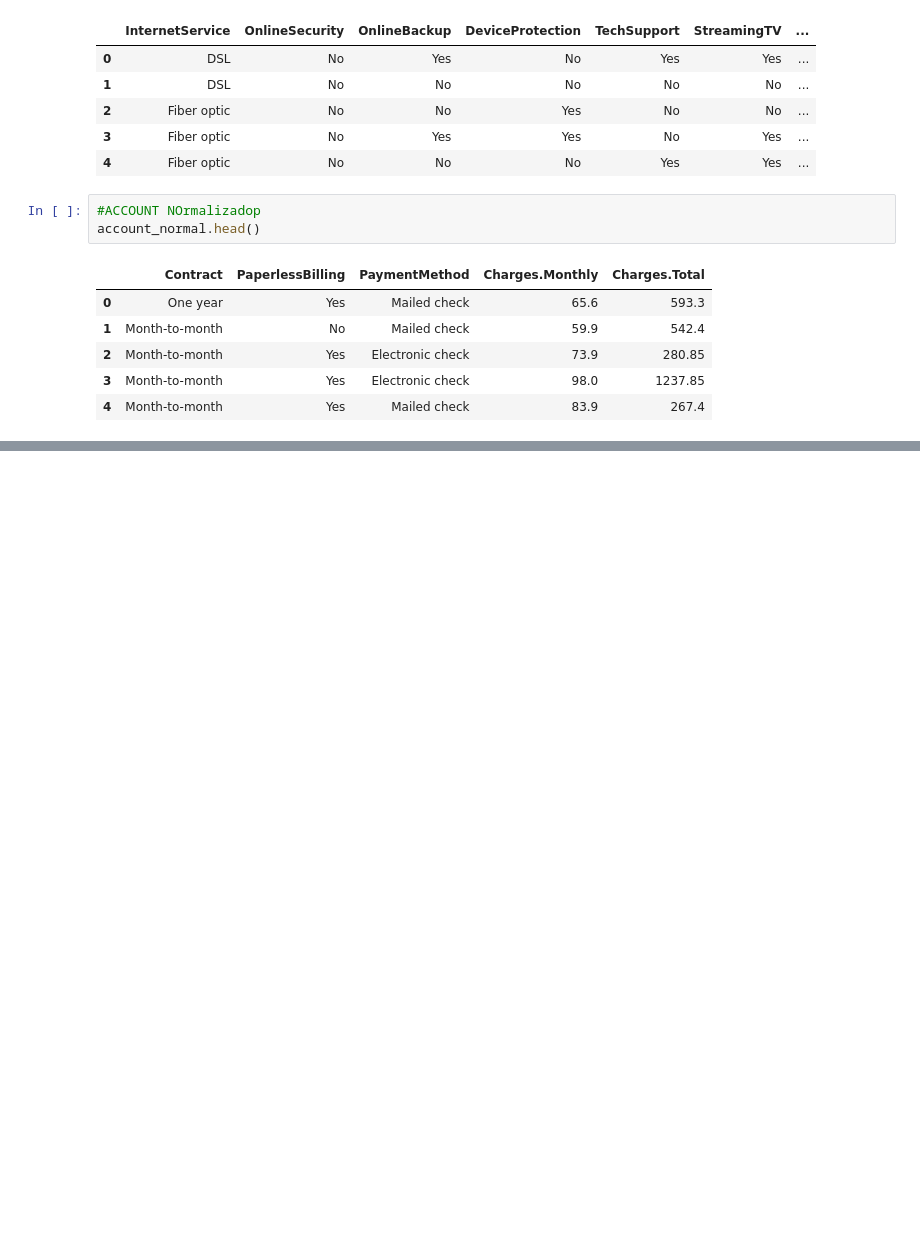
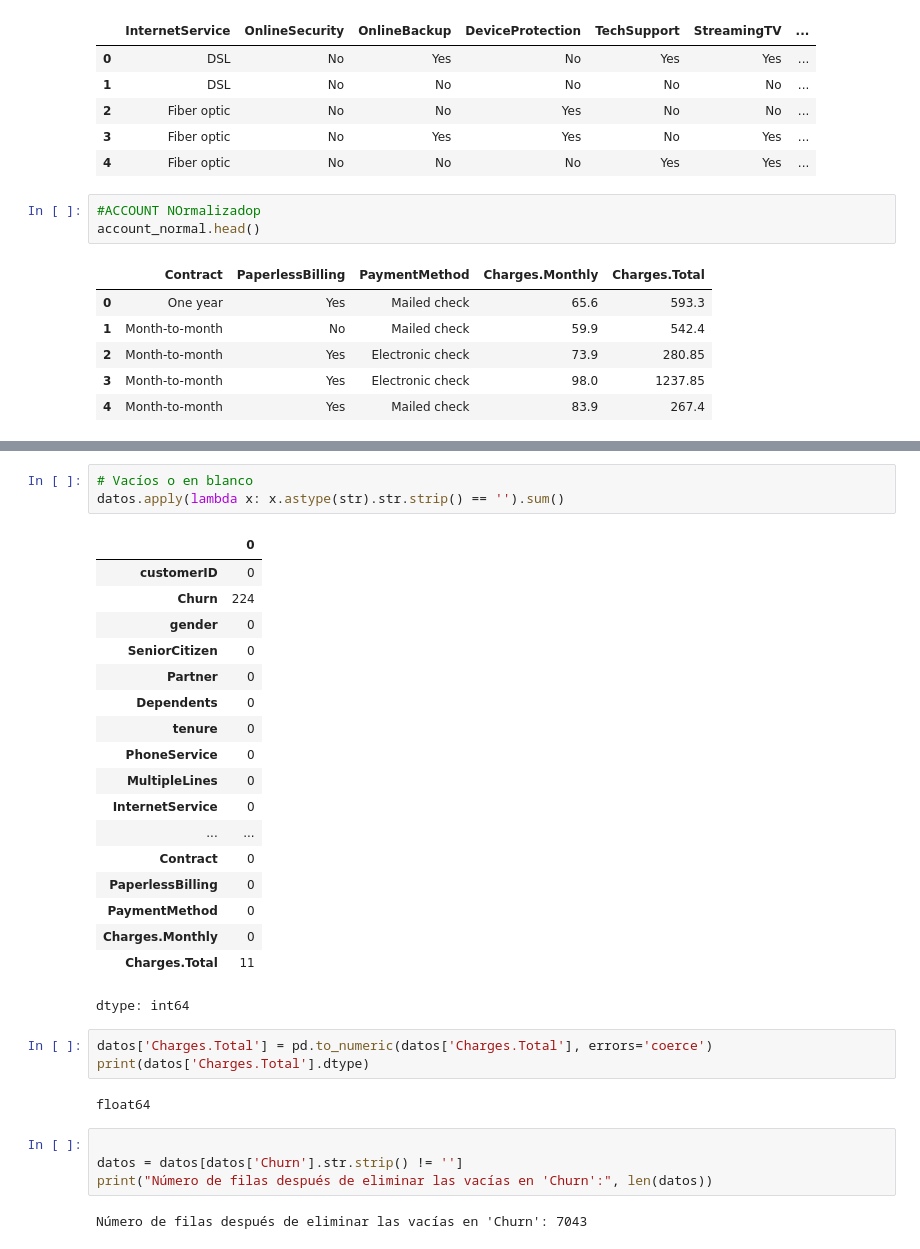
Before and after one commit to educhile1/TelecomLatam, a Jupyter notebook: TelecomX_EduardoCayun.ipynb, the cells around one changed output, grey strips where cells are left out. Saved outputs shown, nothing was run; the diff lists cells and outputs as text; blank space fills up the shorter version.

```diff
--- a/TelecomX_EduardoCayun.ipynb
+++ b/TelecomX_EduardoCayun.ipynb
@@ -86,0 +194,33 @@ account_normal.head()
+# %%
+# Vacíos o en blanco
+datos.apply(lambda x: x.astype(str).str.strip() == '').sum()
+# %% [output]
+|  | 0 |
+| customerID | 0 |
+| Churn | 224 |
+| gender | 0 |
+| SeniorCitizen | 0 |
+| Partner | 0 |
+| Dependents | 0 |
+| tenure | 0 |
+| PhoneService | 0 |
+| MultipleLines | 0 |
+| InternetService | 0 |
+| ... | ... |
+| Contract | 0 |
+| PaperlessBilling | 0 |
+| PaymentMethod | 0 |
+| Charges.Monthly | 0 |
+| Charges.Total | 11 |
+dtype: int64
+# %%
+datos['Charges.Total'] = pd.to_numeric(datos['Charges.Total'], errors='coerce')
+print(datos['Charges.Total'].dtype)
+# %% [output]
+float64
+# %%
+
+datos = datos[datos['Churn'].str.strip() != '']
+print("Número de filas después de eliminar las vacías en 'Churn':", len(datos))
+# %% [output]
+Número de filas después de eliminar las vacías en 'Churn': 7043
```
Also changed, not shown: parts of 11 cells of this notebook.
